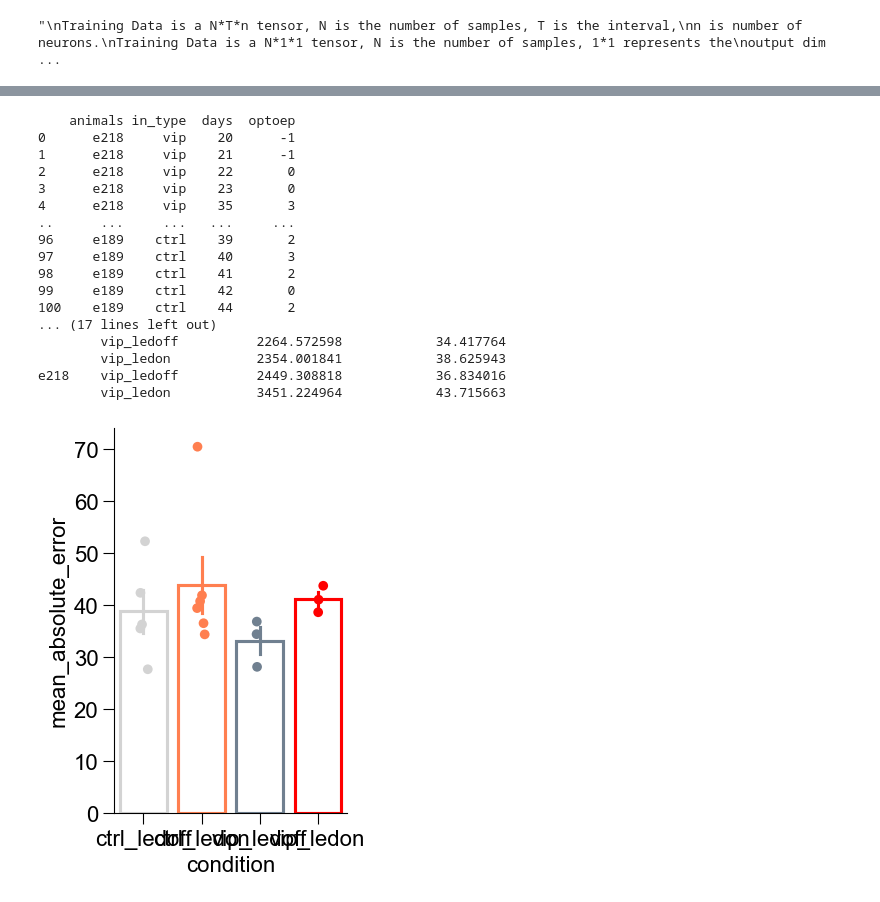
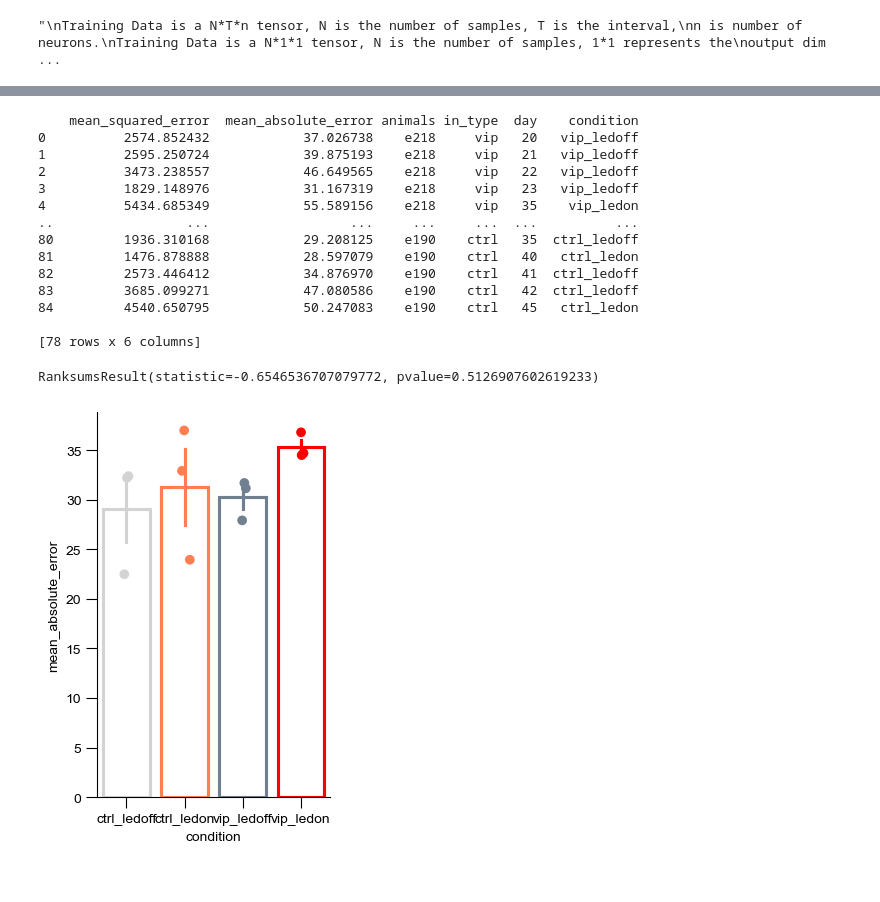
Before and after one commit to han-lab-wustl/han-lab, a Jupyter notebook: projects/opto/modeling/position_decoding_inference_all_cells.ipynb, the cells around one changed output, grey strips where cells are left out. Cells and saved outputs as stored; diff of their text form; code cells hidden in the pictures.

```diff
--- a/projects/opto/modeling/position_decoding_inference_all_cells.ipynb
+++ b/projects/opto/modeling/position_decoding_inference_all_cells.ipynb
@@ -83,7 +78,6 @@ mpl.rcParams["xtick.major.size"] = 8
 mpl.rcParams["ytick.major.size"] = 8
 import matplotlib.pyplot as plt
 plt.rcParams["font.family"] = "Arial"
-plt.rc('font', size=16)          # controls default text sizes
 savedst = r'C:\Users\Han\Box\neuro_phd_stuff\han_2023-\thesis_proposal'
 def run_inference_optoep_for_vis(conddf, dd, dcts,
             savepth = r'Z:\\models_lstm_all_cells', savedst = savedst):
@@ -187,8 +181,6 @@ def run_inference_optoep_for_vis(conddf, dd, dcts,
             fig.suptitle(f'Animal: {animal}, Day: {day}, optoep: {conddf.optoep.values[dd]}')
             plt.savefig(os.path.join(savedst,rf'{animal}_{day}_prediction.svg'), bbox_inches='tight')
             plt.close(fig)
-            print(pos.shape)
-            print(predict.shape)
             # Compute the MAE and MSE on a test set
             if pos.shape[0]>predict.shape[0]:
                 pos = pos[:predict.shape[0]]
@@ -231,62 +223,70 @@ MAE: 70.4182, MSE: 6715.9796
 # %%
 # quantify error
 errors_arr = np.array(errors)
 dds = np.array(dds_run)
 df = pd.DataFrame()
 
 df['mean_squared_error'] = errors_arr[:,0]
 df['mean_absolute_error'] = errors_arr[:,1]
-
 conddf_ = conddf.iloc[dds]
-print(conddf_)
-df['animals'] = conddf_.animals
-df['in_type'] = conddf_.in_type
-
+conddf_.reset_index(drop=True)
+df['animals'] = conddf_.animals.values
+df['in_type'] = conddf_.in_type.values
+df['day'] = conddf_.days.values
+# print(len(dds))
+# print(len(errors))
+# print(len(conddf_))
 condition = []
-for ii,optoep in enumerate(conddf_.optoep.values):
-    if conddf_.in_type.values[ii]=='vip' and optoep<2:
+for ii,ep in enumerate(conddf_.optoep.values):
+    if conddf_.in_type.values[ii]=='vip' and ep<2:
         condition.append('vip_ledoff')
-    elif conddf_.in_type.values[ii]=='vip' and optoep>=2:
+    elif conddf_.in_type.values[ii]=='vip' and ep>=2:
         condition.append('vip_ledon')
-    elif conddf_.in_type.values[ii]!='vip' and optoep<2:
+    elif conddf_.in_type.values[ii]!='vip' and ep<2:
         condition.append('ctrl_ledoff')
-    elif conddf_.in_type.values[ii]!='vip' and optoep>=2:
+    elif conddf_.in_type.values[ii]!='vip' and ep>=2:
         condition.append('ctrl_ledon')
 df['condition'] = condition
-# print(df)
-df = df.groupby(['animals', 'condition']).mean(numeric_only=True)
+df = df[(df.animals!='e189') & (df.animals!='e186')]
+df.to_csv(r'C:\Users\Han\Desktop\test.csv')
 print(df)
+df = df.groupby(['animals', 'condition']).quantile(.7,numeric_only=True)
 
 import seaborn as sns
 plt.figure(figsize=(3,5))
 ax = sns.barplot(x = 'condition', y = 'mean_absolute_error', hue = 'condition', data=df,
         fill=False, errorbar='se',
-        palette={'vip_ledoff': "slategray", 'vip_ledon': "red",'ctrl_ledoff': "lightgray", 'ctrl_ledon': "coral"})
+        palette={'vip_ledoff': "slategray", 'vip_ledon': "red",
+                'ctrl_ledoff': "lightgray", 'ctrl_ledon': "coral"})
 ax = sns.stripplot(x = 'condition', y = 'mean_absolute_error', hue = 'condition', data=df,
-        palette={'vip_ledoff': "slategray", 'vip_ledon': "red",'ctrl_ledoff': "lightgray", 'ctrl_ledon': "coral"},s=7)
+        palette={'vip_ledoff': "slategray", 'vip_ledon': "red",
+                'ctrl_ledoff': "lightgray", 'ctrl_ledon': "coral"},s=7)
 ax.spines['top'].set_visible(False)
 ax.spines['right'].set_visible(False)
 
 # plt.savefig(os.path.join(savedst, 'allcells_mean_abs_error_lstm.svg'), bbox_inches='tight')
 
-# scipy.stats.ttest_rel(df.loc[(df.index.get_level_values('condition') != 'vip_ledon'), 'mean_absolute_error'].values,
-#     df.loc[(df.index.get_level_values('condition') == 'vip_ledon'), 'mean_absolute_error'].values)
+scipy.stats.ttest_rel(df.loc[(df.index.get_level_values('condition') == 'vip_ledoff'), 'mean_absolute_error'].values,
+    df.loc[(df.index.get_level_values('condition') == 'vip_ledon'), 'mean_absolute_error'].values)
+scipy.stats.ranksums(df.loc[(df.index.get_level_values('condition') == 'ctrl_ledon'), 'mean_absolute_error'].values,
+    df.loc[(df.index.get_level_values('condition') == 'vip_ledon'), 'mean_absolute_error'].values)
+
+# print(scipy.stats.ttest_ind(df.loc[df.condition == 'ctrl_ledon', 'mean_absolute_error'].values,
+#     df.loc[df.condition == 'vip_ledon', 'mean_absolute_error'].values))
 # %% [output]
-    animals in_type  days  optoep
-0      e218     vip    20      -1
-1      e218     vip    21      -1
-2      e218     vip    22       0
-3      e218     vip    23       0
-4      e218     vip    35       3
-..      ...     ...   ...     ...
-96     e189    ctrl    39       2
-97     e189    ctrl    40       3
-98     e189    ctrl    41       2
-99     e189    ctrl    42       0
-100    e189    ctrl    44       2
-... (17 lines left out)
-        vip_ledoff          2264.572598            34.417764
-        vip_ledon           2354.001841            38.625943
-e218    vip_ledoff          2449.308818            36.834016
-        vip_ledon           3451.224964            43.715663
+    mean_squared_error  mean_absolute_error animals in_type  day    condition
+0          2574.852432            37.026738    e218     vip   20   vip_ledoff
+1          2595.250724            39.875193    e218     vip   21   vip_ledoff
+2          3473.238557            46.649565    e218     vip   22   vip_ledoff
+3          1829.148976            31.167319    e218     vip   23   vip_ledoff
+4          5434.685349            55.589156    e218     vip   35    vip_ledon
+..                 ...                  ...     ...     ...  ...          ...
+80         1936.310168            29.208125    e190    ctrl   35  ctrl_ledoff
+81         1476.878888            28.597079    e190    ctrl   40   ctrl_ledon
+82         2573.446412            34.876970    e190    ctrl   41  ctrl_ledoff
+83         3685.099271            47.080586    e190    ctrl   42  ctrl_ledoff
+84         4540.650795            50.247083    e190    ctrl   45   ctrl_ledon
+
+[78 rows x 6 columns]
+RanksumsResult(statistic=-0.6546536707079772, pvalue=0.5126907602619233)
-[figure, old version]
+[figure, new version]
```
Also changed, not shown: parts of 1 cell of this notebook, 23 other files.
